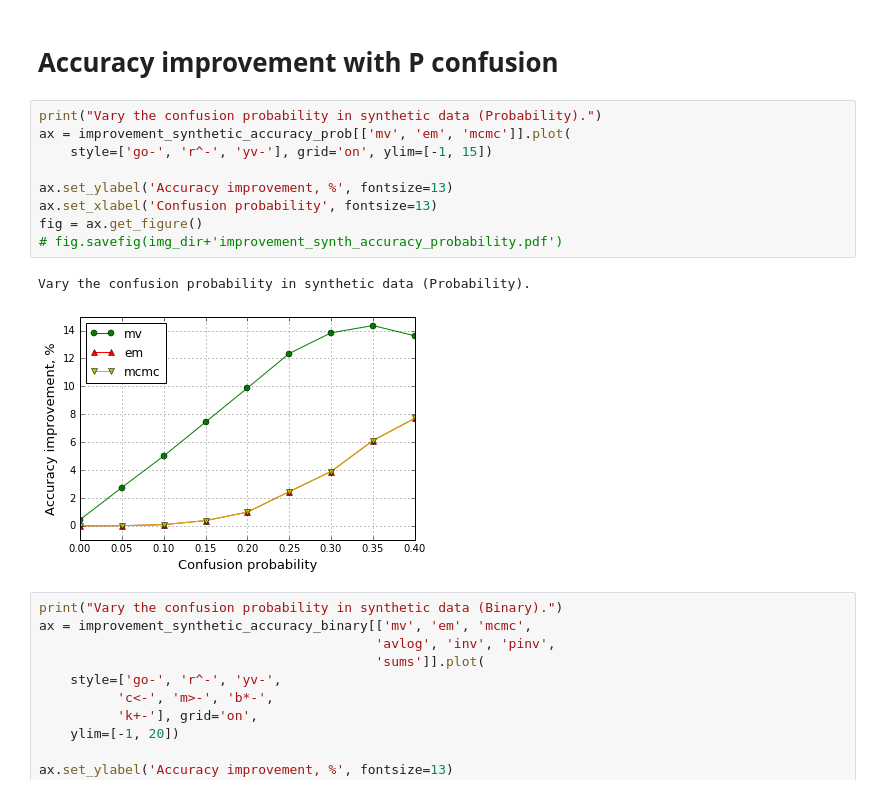
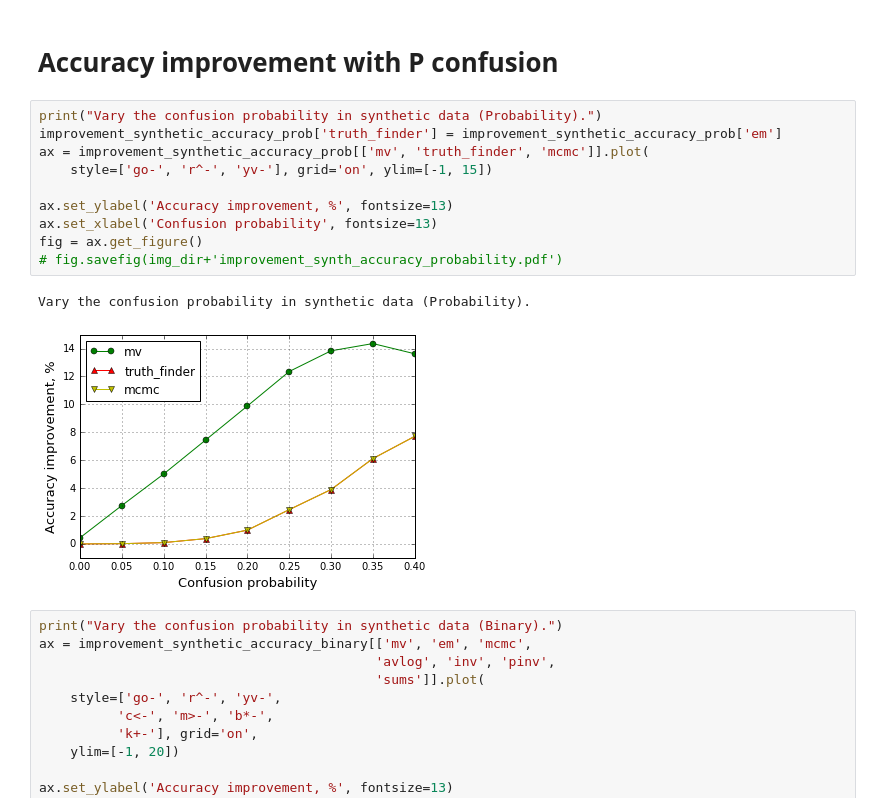
Before and after one commit to Evgeneus/fuzzy-data-fusion, a Jupyter notebook: experiment/notebooks/experiments.ipynb, the cells around one changed output. Saved outputs shown, nothing was run; the diff lists cells and outputs as text.

```diff
--- a/experiment/notebooks/experiments.ipynb
+++ b/experiment/notebooks/experiments.ipynb
@@ -79,16 +79,17 @@ Vary the confusion probability in synthetic data (Binary).
 # Accuracy improvement with P confusion
 # %%
 print("Vary the confusion probability in synthetic data (Probability).")
-ax = improvement_synthetic_accuracy_prob[['mv', 'em', 'mcmc']].plot(
+improvement_synthetic_accuracy_prob['truth_finder'] = improvement_synthetic_accuracy_prob['em']
+ax = improvement_synthetic_accuracy_prob[['mv', 'truth_finder', 'mcmc']].plot(
     style=['go-', 'r^-', 'yv-'], grid='on', ylim=[-1, 15])
 
 ax.set_ylabel('Accuracy improvement, %', fontsize=13)
 ax.set_xlabel('Confusion probability', fontsize=13)
 fig = ax.get_figure()
 # fig.savefig(img_dir+'improvement_synth_accuracy_probability.pdf')
 # %% [output]
 Vary the confusion probability in synthetic data (Probability).
-[figure, old version]
+[figure, new version]
 # %%
 print("Vary the confusion probability in synthetic data (Binary).")
 ax = improvement_synthetic_accuracy_binary[['mv', 'em', 'mcmc',
```
Also changed, not shown: parts of 11 cells of this notebook, 8 other files.
